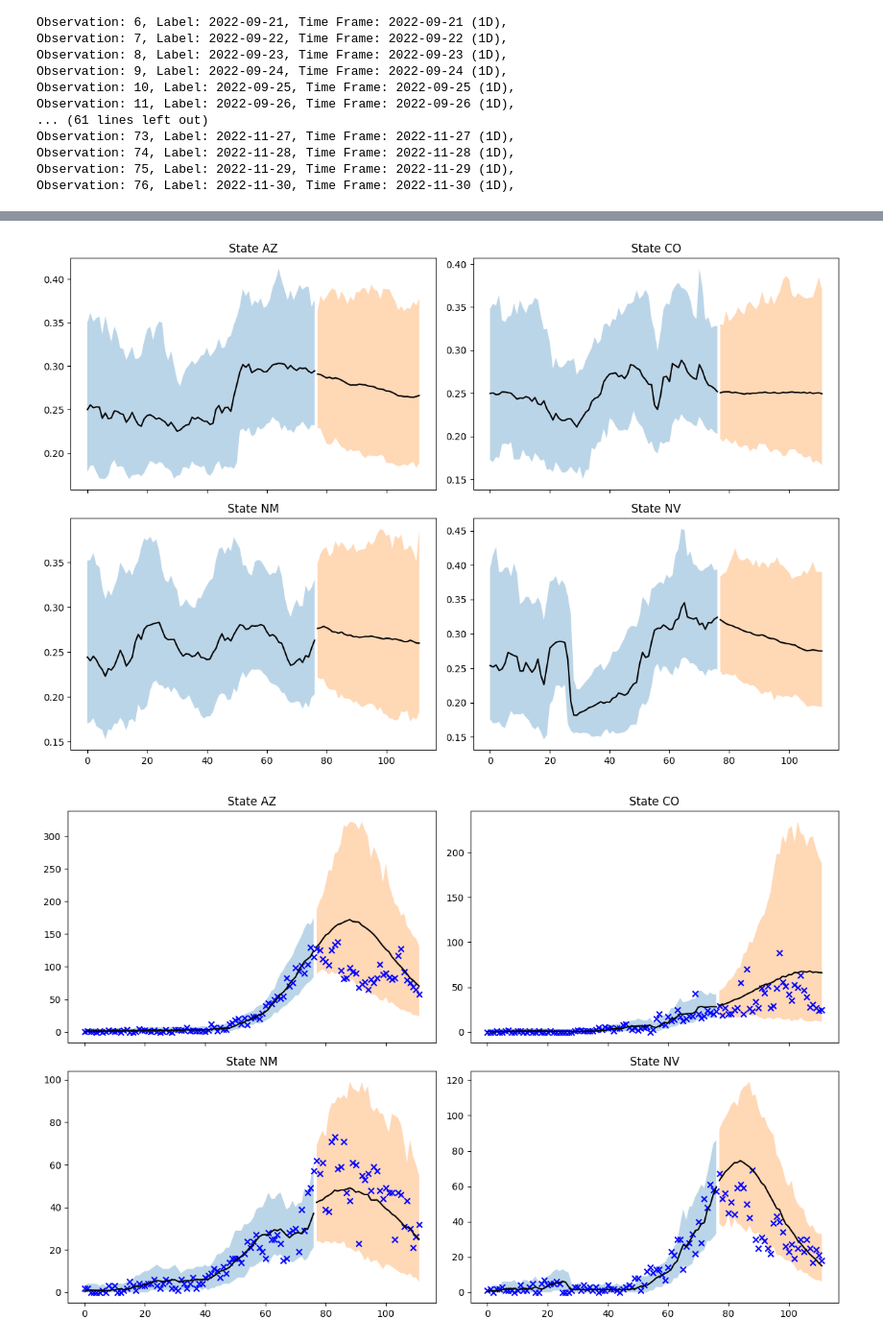
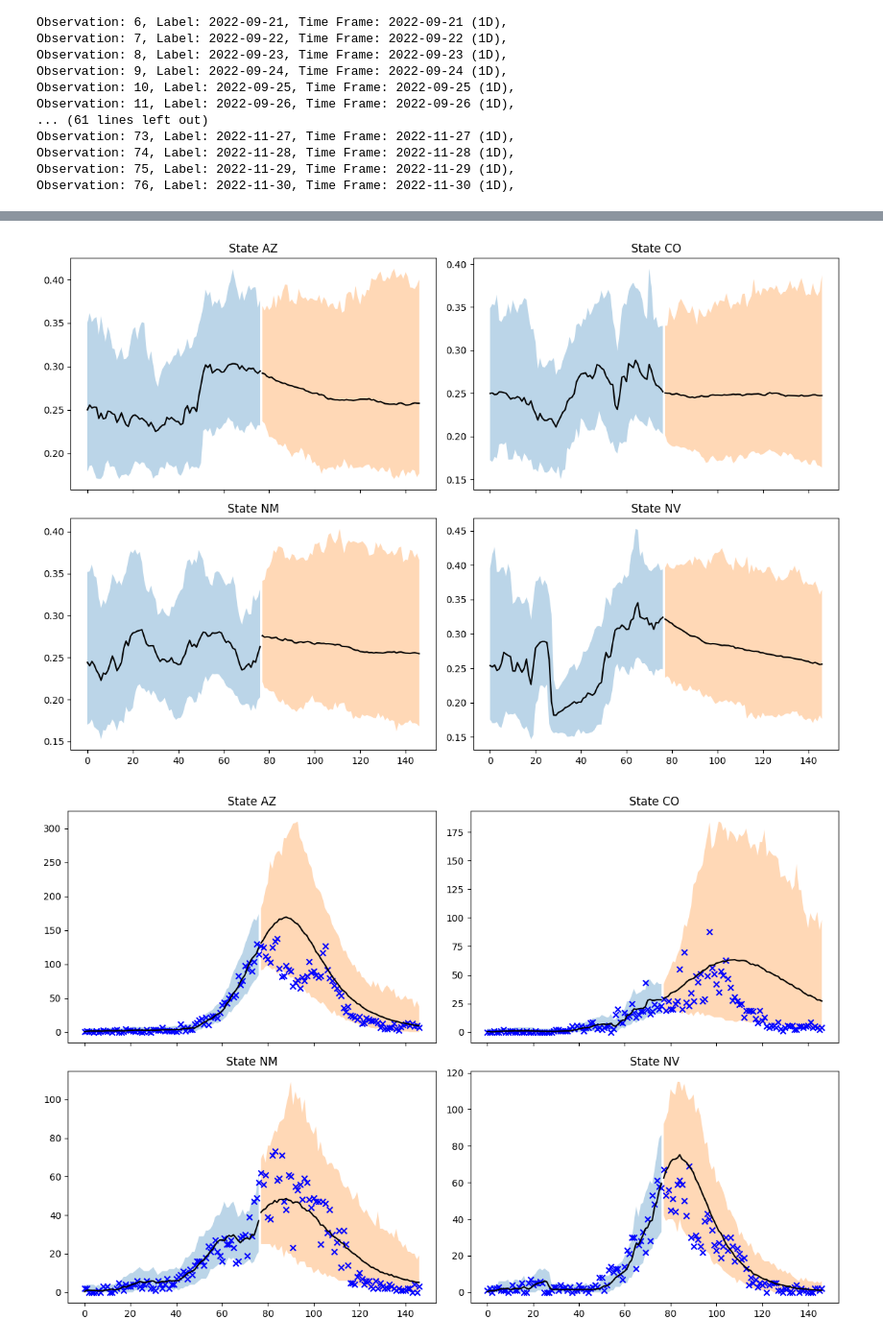
Before and after one commit to NAU-CCL/Epymorph, a Jupyter notebook: pf_vignettes/forecast_comp.ipynb, the cells around one changed output, grey strips where cells are left out. Shown at 96% size. Cells and saved outputs as stored; diff of their text form; code cells hidden in the pictures.

Commit message:
Forecast comparison on weekly and daily data.
	modified:   pf_vignettes/forecast_comp.ipynb

```diff
--- a/pf_vignettes/forecast_comp.ipynb
+++ b/pf_vignettes/forecast_comp.ipynb
@@ -61,9 +61,9 @@ import pandas as pd
 
 columns = ['date','state','previous_day_admission_influenza_confirmed']
 
-df = pd.read_csv('pf_vignettes/COVID-19_Reported_Patient_Impact_and_Hospital_Capacity_by_State_Timeseries__RAW_.csv')
+csv_data = pd.read_csv('pf_vignettes/COVID-19_Reported_Patient_Impact_and_Hospital_Capacity_by_State_Timeseries__RAW_.csv')
 
-df = df[df['state'].isin(states)][columns]
+df = csv_data[csv_data['state'].isin(states)][columns].copy()
 df['date'] = pd.to_datetime(df['date'])
 
 df = df.sort_values('date')
@@ -155,19 +155,17 @@ Observation: 76, Label: 2022-11-30, Time Frame: 2022-11-30 (1D),
 # %%
 from epymorph.forecasting.pipeline import FromOutput
 
-extend_duration = 35 #Days
+extend_duration = 70 #Days
 
 forecast_simulator = ForecastSimulator(FromOutput(particle_filter_output,extend_duration))
 # %%
 forecast_output = forecast_simulator.run(rng=rng)
 # %%
-df_hosp = pd.read_csv('pf_vignettes/COVID-19_Reported_Patient_Impact_and_Hospital_Capacity_by_State_Timeseries__RAW_.csv')
-
 tf = TimeFrame.of("2022-09-15", 7 * cutoff_week + extend_duration).to_date_range().to_pandas()
 
 columns = ['date','state','total_patients_hospitalized_confirmed_influenza']
 
-df_hosp = df_hosp[df_hosp['state'].isin(states)][columns]
+df_hosp = csv_data[csv_data['state'].isin(states)][columns].copy()
 df_hosp['date'] = pd.to_datetime(df_hosp['date'])
 
 df_hosp = df_hosp.sort_values('date')
@@ -267,49 +265,47 @@ for j in range(i+1, rows*cols):
 plt.tight_layout()
 plt.show()
 # %% [output]
-[figure, old version]
+[figure, new version]
 # %%
-df_hosp = pd.read_csv('pf_vignettes/COVID-19_Reported_Patient_Impact_and_Hospital_Capacity_by_State_Timeseries__RAW_.csv')
-
 columns = ['date','state','previous_day_admission_influenza_confirmed']
 
-df_hosp = df_hosp[df_hosp['state'].isin(states)][columns]
-df_hosp['date'] = pd.to_datetime(df_hosp['date'])
+df_data = csv_data[csv_data['state'].isin(states)][columns].copy()
+df_data['date'] = pd.to_datetime(df_data['date'])
 
-df_hosp = df_hosp.sort_values('date')
-df_hosp = df_hosp.reset_index(drop = True)
+df_data = df_data.sort_values('date')
+df_data = df_data.reset_index(drop = True)
 
-df_hosp = df_hosp[df_hosp['date'].isin(tf)][columns]
+df_data = df_data[df_data['date'].isin(tf)][columns]
 # %%
 fig, axes = plt.subplots(rows, cols, figsize=(6*cols, 4*rows), sharex=True)
 axes = axes.flatten()
 
 for i in range(n):
     ax = axes[i]
     ax.set_title(f'State {states[i]}')
 
     lower_pf = np.percentile(particle_filter_output.events[:, :, i, 1], 2.5, axis=0).squeeze()
     upper_pf = np.percentile(particle_filter_output.events[:, :, i, 1], 97.5, axis=0).squeeze()
     mean_pf  = np.mean(particle_filter_output.events[:, :, i, 1], axis=0).squeeze()
 
     lower_forecast = np.percentile(forecast_output.events[:, :, i, 1], 2.5, axis=0).squeeze()
     upper_forecast = np.percentile(forecast_output.events[:, :, i, 1], 97.5, axis=0).squeeze()
     mean_forecast  = np.mean(forecast_output.events[:, :, i, 1], axis=0).squeeze()
 
     ax.fill_between(data_date_range, lower_pf, upper_pf, alpha=0.3, label='95% CI')
     ax.plot(data_date_range, mean_pf, color='black', label='Mean of PF')
 
     ax.fill_between(sim_date_range, lower_forecast, upper_forecast, alpha=0.3, label='95% CI')
     ax.plot(sim_date_range, mean_forecast, color='black', label='Mean of PF')
 
-    ax.scatter(total_date_range,df_hosp[df_hosp['state'] == states[i]]['previous_day_admission_influenza_confirmed'],color = 'blue',marker = 'x',label = 'real data')
+    ax.scatter(total_date_range,df_data[df_data['state'] == states[i]]['previous_day_admission_influenza_confirmed'],color = 'blue',marker = 'x',label = 'real data')
 
 for j in range(i+1, rows*cols):
     fig.delaxes(axes[j])
 
 plt.tight_layout()
 plt.show()
 
 fig.tight_layout()
 # %% [output]
-[figure, old version]
+[figure, new version]
```
Also changed, not shown: parts of 10 cells of this notebook.
